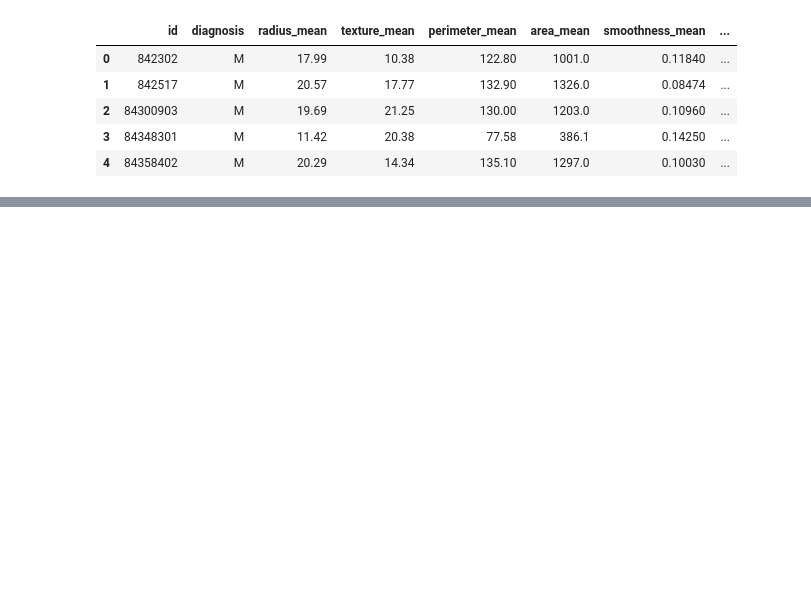
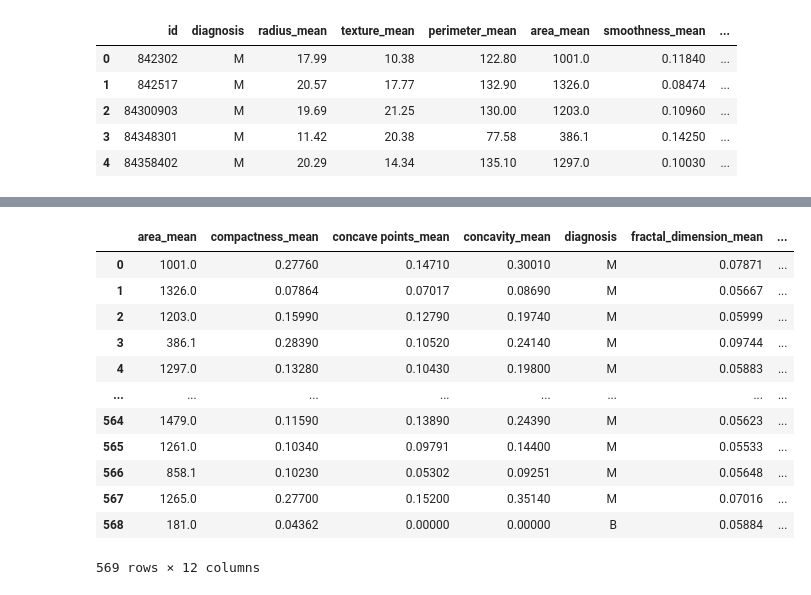
Before and after one commit to DeepanshuPasrija/Python02082021, a Jupyter notebook: pandas.ipynb, the cells around one changed output, grey strips where cells are left out. Saved outputs shown, nothing was run; the diff lists cells and outputs as text; code cells hidden in the pictures; blank space fills up the shorter version.

```diff
--- a/pandas.ipynb
+++ b/pandas.ipynb
@@ -117,0 +118,16 @@ data.head()
+# %%
+filteredData.sort_index(axis=1,ascending=True)
+# %% [output]
+|  | area_mean | compactness_mean | concave points_mean | concavity_mean | diagnosis | fractal_dimension_mean | ... |
+| 0 | 1001.0 | 0.27760 | 0.14710 | 0.30010 | M | 0.07871 | ... |
+| 1 | 1326.0 | 0.07864 | 0.07017 | 0.08690 | M | 0.05667 | ... |
+| 2 | 1203.0 | 0.15990 | 0.12790 | 0.19740 | M | 0.05999 | ... |
+| 3 | 386.1 | 0.28390 | 0.10520 | 0.24140 | M | 0.09744 | ... |
+| 4 | 1297.0 | 0.13280 | 0.10430 | 0.19800 | M | 0.05883 | ... |
+| ... | ... | ... | ... | ... | ... | ... | ... |
+| 564 | 1479.0 | 0.11590 | 0.13890 | 0.24390 | M | 0.05623 | ... |
+| 565 | 1261.0 | 0.10340 | 0.09791 | 0.14400 | M | 0.05533 | ... |
+| 566 | 858.1 | 0.10230 | 0.05302 | 0.09251 | M | 0.05648 | ... |
+| 567 | 1265.0 | 0.27700 | 0.15200 | 0.35140 | M | 0.07016 | ... |
+| 568 | 181.0 | 0.04362 | 0.00000 | 0.00000 | B | 0.05884 | ... |
+569 rows × 12 columns
```
Also changed, not shown: parts of 6 cells of this notebook.
